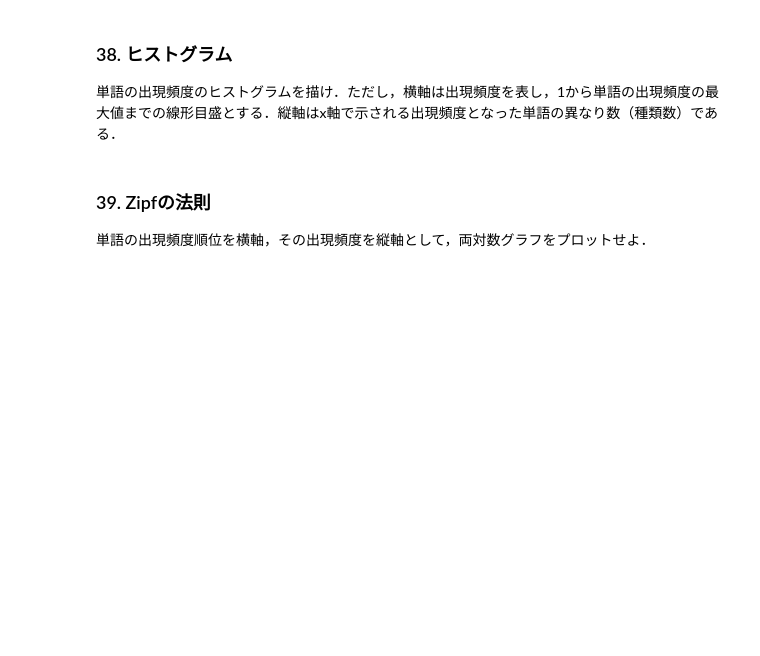
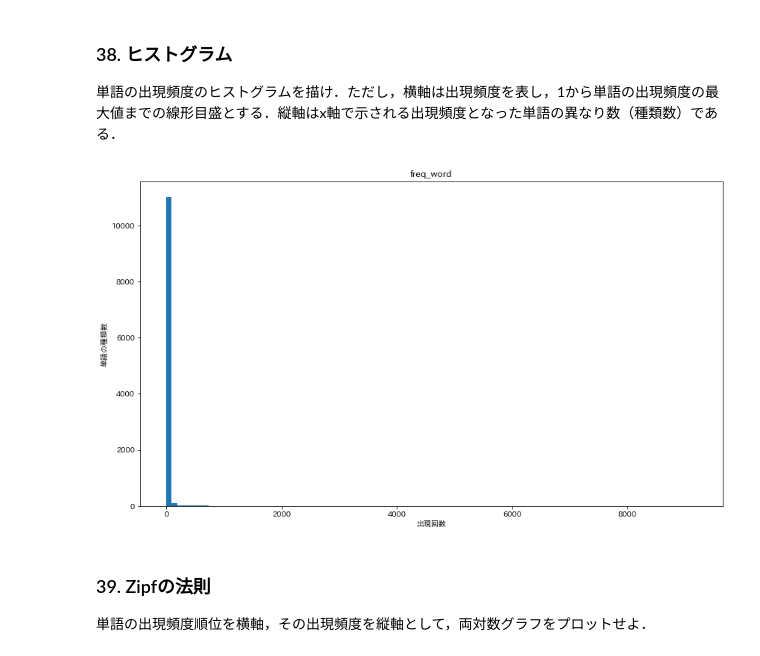
Before and after one commit to 223mle/NLP-100knocks, a Jupyter notebook: ch04.ipynb, the cells around one changed output. Drawn from its saved outputs; the diff is of its cells as text; code cells hidden in the pictures; blank space fills up the shorter version.

```diff
--- a/ch04.ipynb
+++ b/ch04.ipynb
@@ -34,6 +263,16 @@ print('Hello Google Colab')
 # %% [markdown]
 ### 38. ヒストグラム
 単語の出現頻度のヒストグラムを描け．ただし，横軸は出現頻度を表し，1から単語の出現頻度の最大値までの線形目盛とする．縦軸はx軸で示される出現頻度となった単語の異なり数（種類数）である．
+# %%
+freq_of_apper_val = [items[1] for items in freq_of_apper]
+plt.figure(figsize=(14, 8))
+plt.hist(freq_of_apper_val, bins=100)
+plt.title('freq_word')
+plt.xlabel('出現回数')
+plt.ylabel('単語の種類数')
+plt.show()
+# %% [output]
+[figure, added]
 # %% [markdown]
 ### 39. Zipfの法則
 単語の出現頻度順位を横軸，その出現頻度を縦軸として，両対数グラフをプロットせよ．
```
Also changed, not shown: parts of 16 cells of this notebook.
